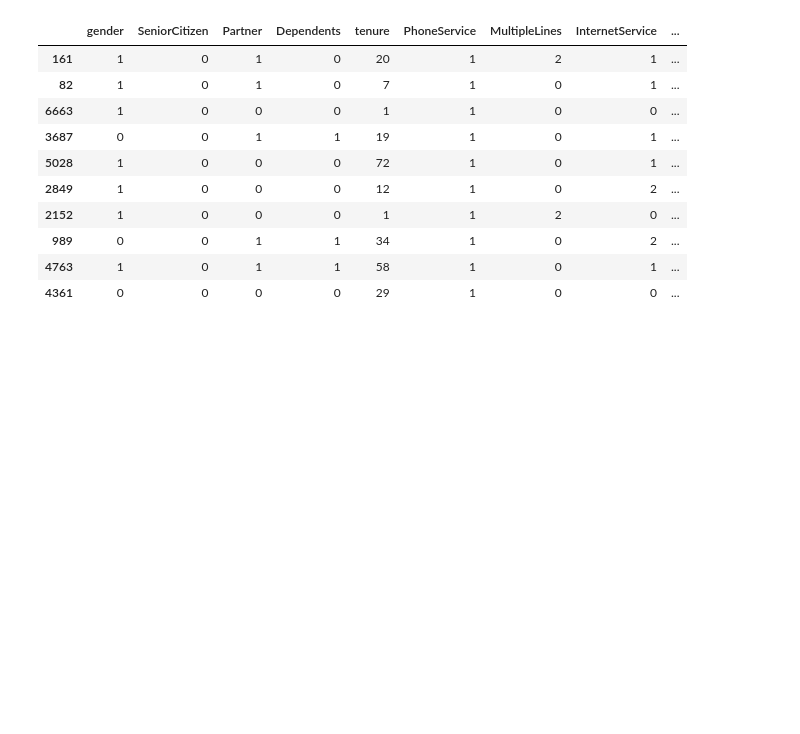
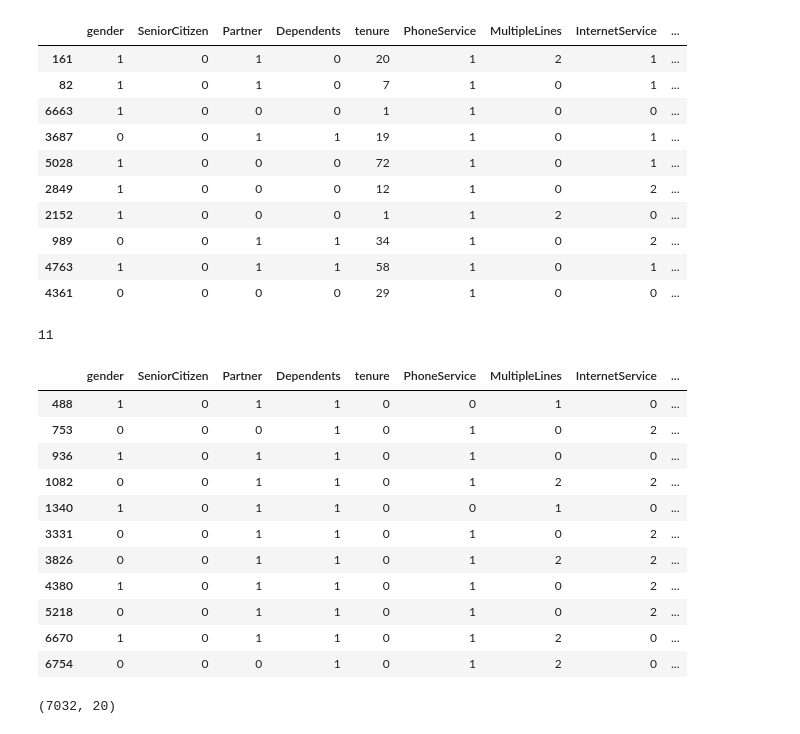
Before and after one commit to joshIsac/DeepLearningLab, a Jupyter notebook: 2348523_dl_lab4_Deep_neural_network.ipynb, the cells around one changed output. Saved outputs shown, nothing was run; the diff lists cells and outputs as text; code cells hidden in the pictures; blank space fills up the shorter version.

```diff
--- a/2348523_dl_lab4_Deep_neural_network.ipynb
+++ b/2348523_dl_lab4_Deep_neural_network.ipynb
@@ -236,3 +236,36 @@ tel_data.sample(10)
 | 989 | 0 | 0 | 1 | 1 | 34 | 1 | 0 | 2 | ... |
 | 4763 | 1 | 0 | 1 | 1 | 58 | 1 | 0 | 1 | ... |
 | 4361 | 0 | 0 | 0 | 0 | 29 | 1 | 0 | 0 | ... |
+# %%
+tel_data.replace('No internet service','No',inplace=True)
+tel_data.replace('No phone service','No',inplace=True)
+# %%
+yes_no_columns = ['Partner','Dependents','PhoneService','MultipleLines','OnlineSecurity','OnlineBackup',
+                  'DeviceProtection','TechSupport','StreamingTV','StreamingMovies','PaperlessBilling','Churn']
+for col in yes_no_columns:
+  tel_data[col].replace({'Yes': 1,'No': 0},inplace=True)
+# %%
+pd.to_numeric(tel_data.TotalCharges,errors='coerce').isnull().sum()
+# %% [output]
+11
+# %%
+tel_data[pd.to_numeric(tel_data.TotalCharges,errors='coerce').isnull()]
+# %% [output]
+|  | gender | SeniorCitizen | Partner | Dependents | tenure | PhoneService | MultipleLines | InternetService | ... |
+| 488 | 1 | 0 | 1 | 1 | 0 | 0 | 1 | 0 | ... |
+| 753 | 0 | 0 | 0 | 1 | 0 | 1 | 0 | 2 | ... |
+| 936 | 1 | 0 | 1 | 1 | 0 | 1 | 0 | 0 | ... |
+| 1082 | 0 | 0 | 1 | 1 | 0 | 1 | 2 | 2 | ... |
+| 1340 | 1 | 0 | 1 | 1 | 0 | 0 | 1 | 0 | ... |
+| 3331 | 0 | 0 | 1 | 1 | 0 | 1 | 0 | 2 | ... |
+| 3826 | 0 | 0 | 1 | 1 | 0 | 1 | 2 | 2 | ... |
+| 4380 | 1 | 0 | 1 | 1 | 0 | 1 | 0 | 2 | ... |
+| 5218 | 0 | 0 | 1 | 1 | 0 | 1 | 0 | 2 | ... |
+| 6670 | 1 | 0 | 1 | 1 | 0 | 1 | 2 | 0 | ... |
+| 6754 | 0 | 0 | 0 | 1 | 0 | 1 | 2 | 0 | ... |
+# %%
+#Removing rows with the 11 null values
+tel_data = tel_data[tel_data.TotalCharges!=' ']
+tel_data.shape
+# %% [output]
+(7032, 20)
```
Also changed, not shown: parts of 7 cells of this notebook.
